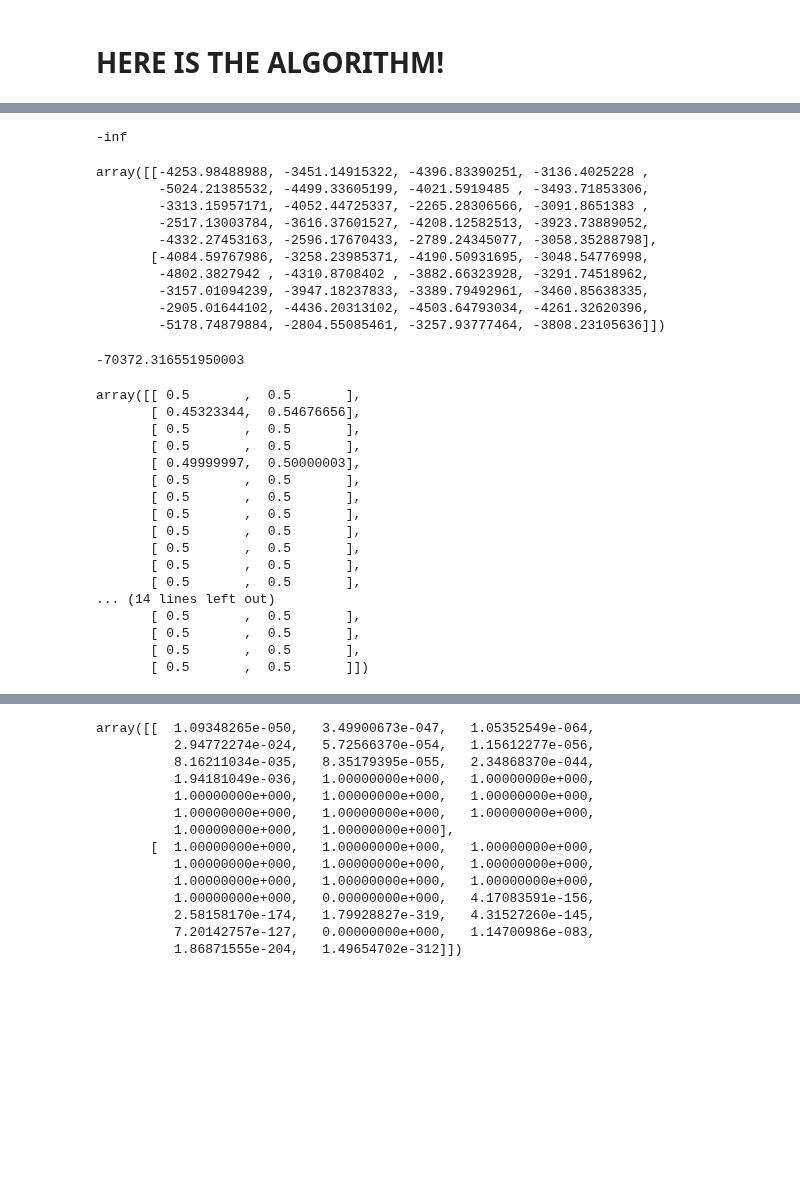
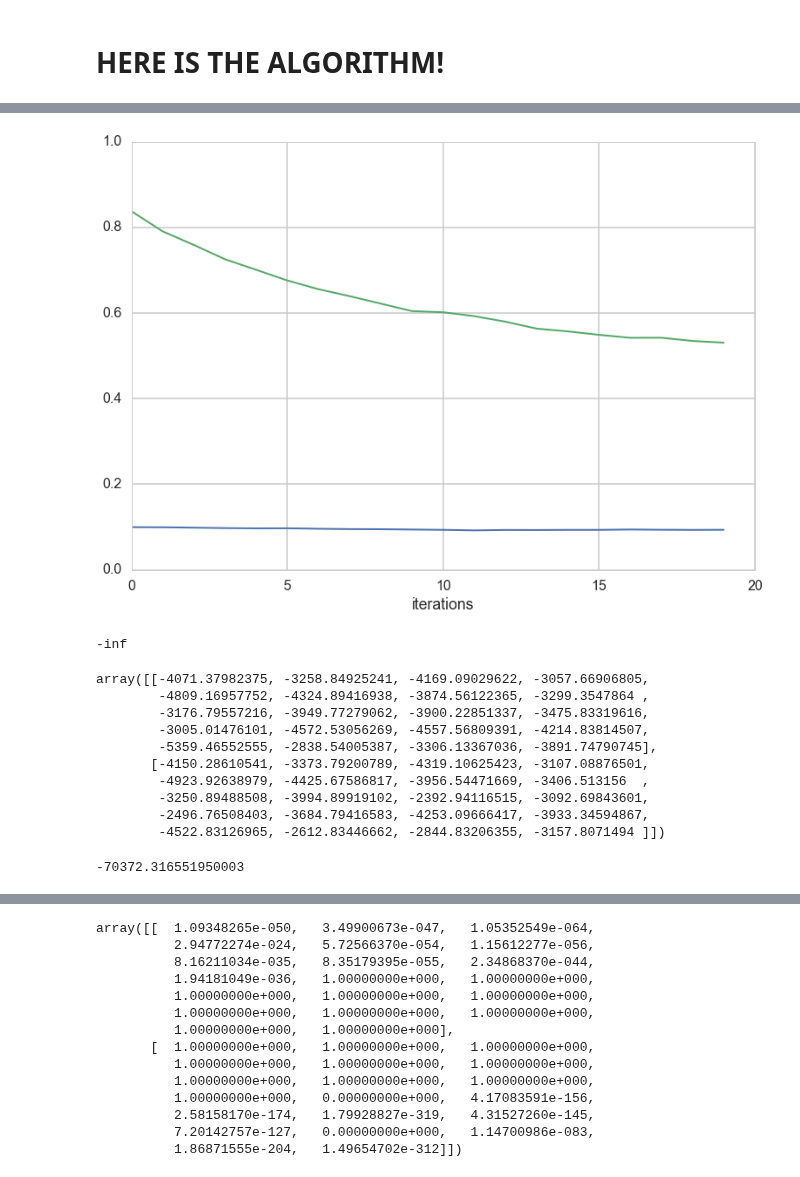
Before and after one commit to zyzdiana/ss_model_mixture, a Jupyter notebook: Mixture_test.ipynb, the cells around one changed output, grey strips where cells are left out. Cells and saved outputs as stored; diff of their text form; code cells hidden in the pictures; blank space fills up the shorter version.

```diff
--- a/Mixture_test.ipynb
+++ b/Mixture_test.ipynb
@@ -113,15 +115,15 @@ class StdNonLin(nlg.NonlinearGaussianInitialGaussian):
         return lpy
 # %%
 # Forward particles
-N = 100
+N = 1000
 # Backward trajectories
-M = 30
+M = 200
 # trials
 trial = 50
 # cluster
 cluster = 2
 #iterations
-iteration = 30
+iteration = 10
 #
 sigma_ls = np.empty([iteration,cluster])
 pi_ls = np.empty([iteration,cluster])
@@ -133,2 +139,2 @@ n = Y.shape[0]
 # %%
-pi=[0.9,0.1]
+pi=[0.1,0.9]
@@ -140,3 +141,5 @@ print sigma
+# %%
+sigma = [0.1, 0.9]
 # %%
 #for j in range(n):
 #    posterior_of_indicator(cluster, pi, Y[j,:], sigma, N, T, trial)
@@ -175,3 +215,10 @@ Wall time: 19min 36s
+# %%
+plt.plot(sigma_ls, '-',linewidth=2.0)
+plt.ylim([0,1])
+plt.xlabel('iterations')
+plt.legend(loc='best')
+# %% [output]
+[figure, added]
 # %%
 sigma= [0.57, 0.1]
 pi = [0.5,0.5]
@@ -204,16 +256,16 @@ np.sum(np.log(np.sum(np.exp(loglikelihood) * 0.5, axis = 0)))
 # %%
 loglikelihood
 # %% [output]
-array([[-4253.98488988, -3451.14915322, -4396.83390251, -3136.4025228 ,
-        -5024.21385532, -4499.33605199, -4021.5919485 , -3493.71853306,
-        -3313.15957171, -4052.44725337, -2265.28306566, -3091.8651383 ,
-        -2517.13003784, -3616.37601527, -4208.12582513, -3923.73889052,
-        -4332.27453163, -2596.17670433, -2789.24345077, -3058.35288798],
-       [-4084.59767986, -3258.23985371, -4190.50931695, -3048.54776998,
-        -4802.3827942 , -4310.8708402 , -3882.66323928, -3291.74518962,
-        -3157.01094239, -3947.18237833, -3389.79492961, -3460.85638335,
-        -2905.01644102, -4436.20313102, -4503.64793034, -4261.32620396,
-        -5178.74879884, -2804.55085461, -3257.93777464, -3808.23105636]])
+array([[-4071.37982375, -3258.84925241, -4169.09029622, -3057.66906805,
+        -4809.16957752, -4324.89416938, -3874.56122365, -3299.3547864 ,
+        -3176.79557216, -3949.77279062, -3900.22851337, -3475.83319616,
+        -3005.01476101, -4572.53056269, -4557.56809391, -4214.83814507,
+        -5359.46552555, -2838.54005387, -3306.13367036, -3891.74790745],
+       [-4150.28610541, -3373.79200789, -4319.10625423, -3107.08876501,
+        -4923.92638979, -4425.67586817, -3956.54471669, -3406.513156  ,
+        -3250.89488508, -3994.89919102, -2392.94116515, -3092.69843601,
+        -2496.76508403, -3684.79416583, -4253.09666417, -3933.34594867,
+        -4522.83126965, -2612.83446662, -2844.83206355, -3157.8071494 ]])
 # %%
 np.sum([-2265.28306566, -3091.8651383 ,
         -2517.13003784, -3616.37601527, -4208.12582513, -3923.73889052,
@@ -225,21 +277,3 @@ np.sum([-2265.28306566, -3091.8651383 ,
 -70372.316551950003
 # %%
 pi_ls
-# %% [output]
-array([[ 0.5       ,  0.5       ],
-       [ 0.45323344,  0.54676656],
-       [ 0.5       ,  0.5       ],
-       [ 0.5       ,  0.5       ],
-       [ 0.49999997,  0.50000003],
-       [ 0.5       ,  0.5       ],
-       [ 0.5       ,  0.5       ],
-       [ 0.5       ,  0.5       ],
-       [ 0.5       ,  0.5       ],
-       [ 0.5       ,  0.5       ],
-       [ 0.5       ,  0.5       ],
-       [ 0.5       ,  0.5       ],
-... (14 lines left out)
-       [ 0.5       ,  0.5       ],
-       [ 0.5       ,  0.5       ],
-       [ 0.5       ,  0.5       ],
-       [ 0.5       ,  0.5       ]])
```
Also changed, not shown: parts of 10 cells of this notebook, 27 other files.
